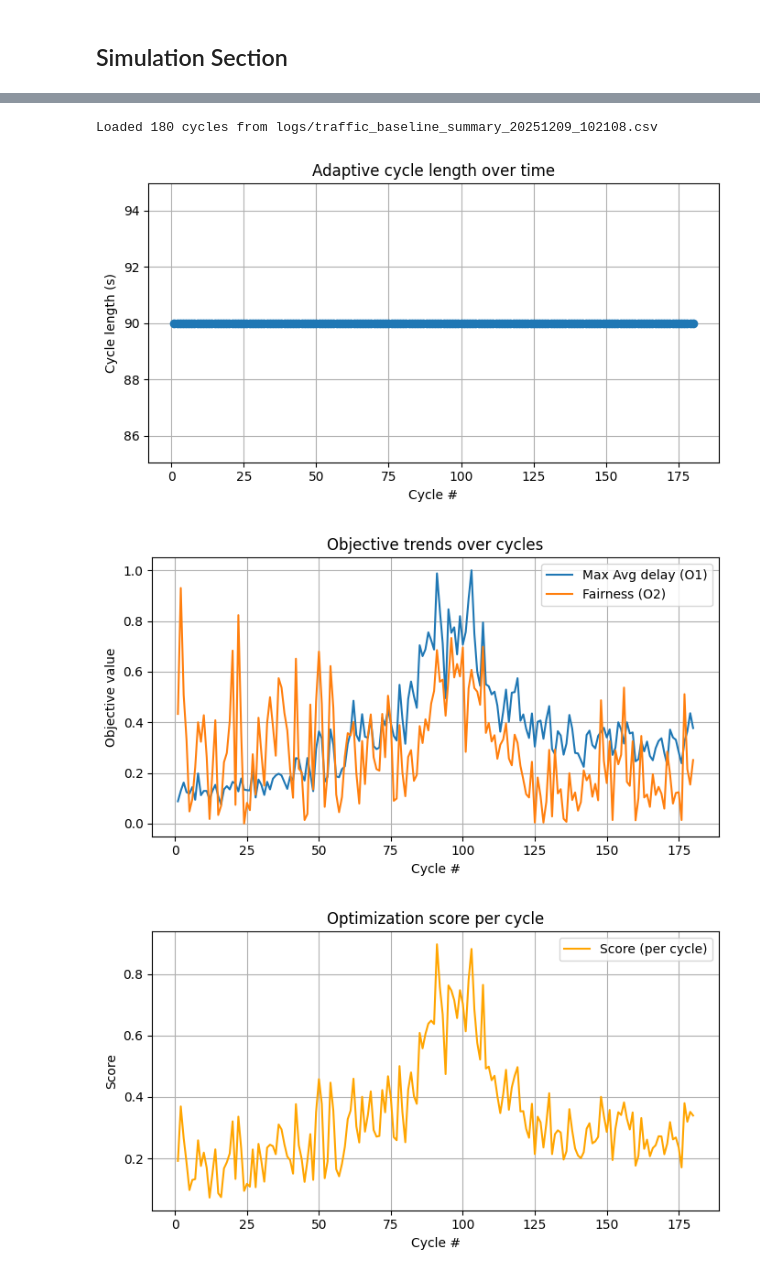
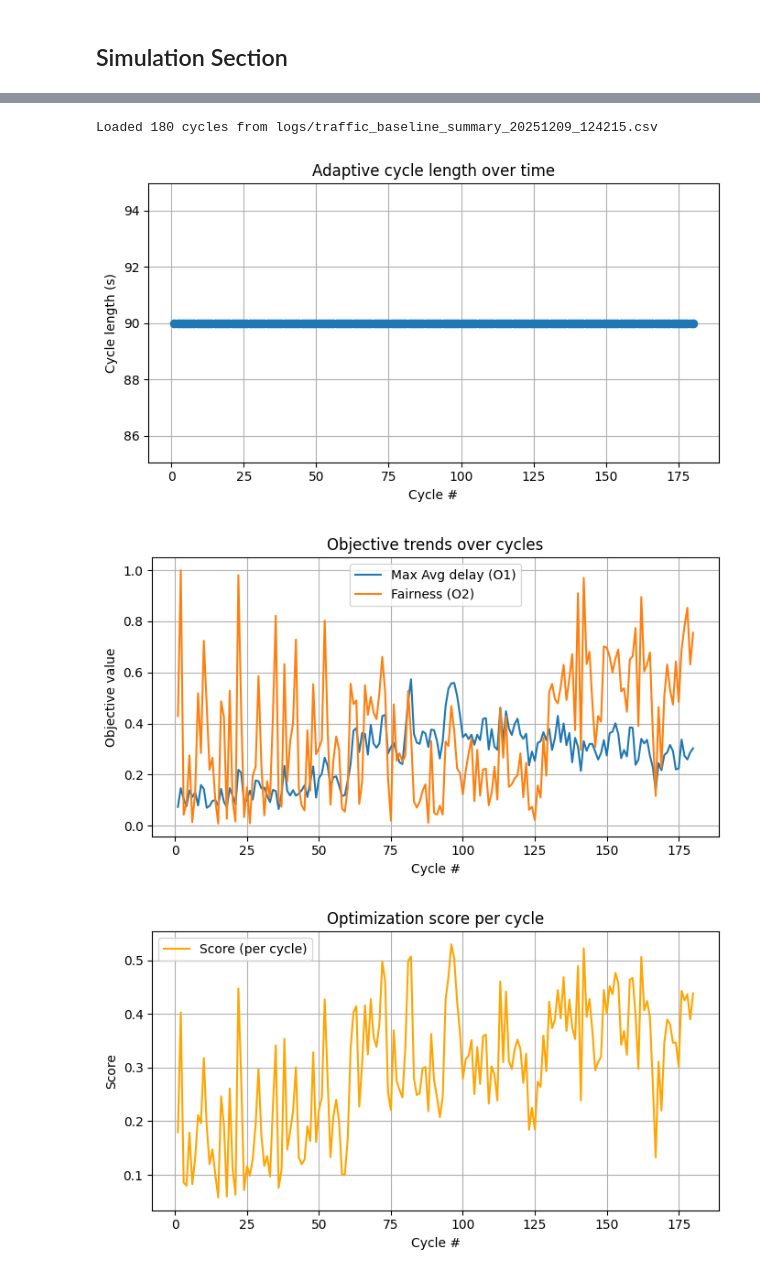
Before and after one commit to Kaos1105/EA_traffic_control, a Jupyter notebook: mlp_controller.ipynb, the cells around one changed output, grey strips where cells are left out. Saved outputs shown, nothing was run; the diff lists cells and outputs as text; code cells hidden in the pictures.

```diff
--- a/mlp_controller.ipynb
+++ b/mlp_controller.ipynb
@@ -129,13 +115,13 @@ Time passed at cycle 181: 16201.0s.
 # %%
 from src import config
 from src.utils import visualize_pow_results
 
-visualize_pow_results(log_dir=config.LOG_DIR, prefix="traffic_baseline", suffix="20251209_102108")
+visualize_pow_results(log_dir=config.LOG_DIR, prefix="traffic_baseline", suffix="20251209_124215")
 # %% [output]
-Loaded 180 cycles from logs/traffic_baseline_summary_20251209_102108.csv
+Loaded 180 cycles from logs/traffic_baseline_summary_20251209_124215.csv
 [figure]
-[figure, old version]
+[figure, new version]
-[figure, old version]
+[figure, new version]
 [figure]
 === Summary statistics ===
            s      C       O1       O2  score_best  elapsed_s
```
Also changed, not shown: parts of 7 cells of this notebook, 1 other file.
